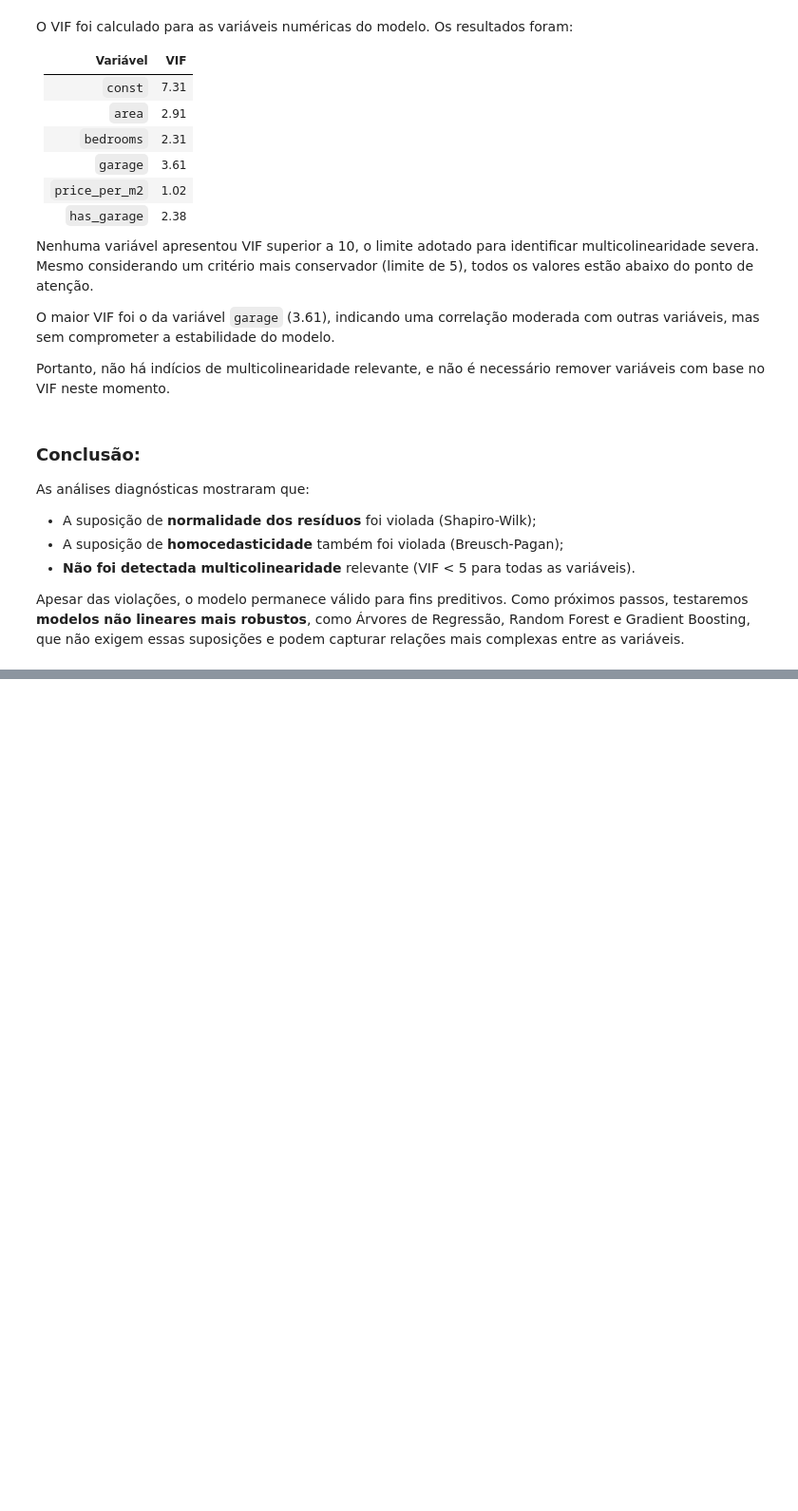
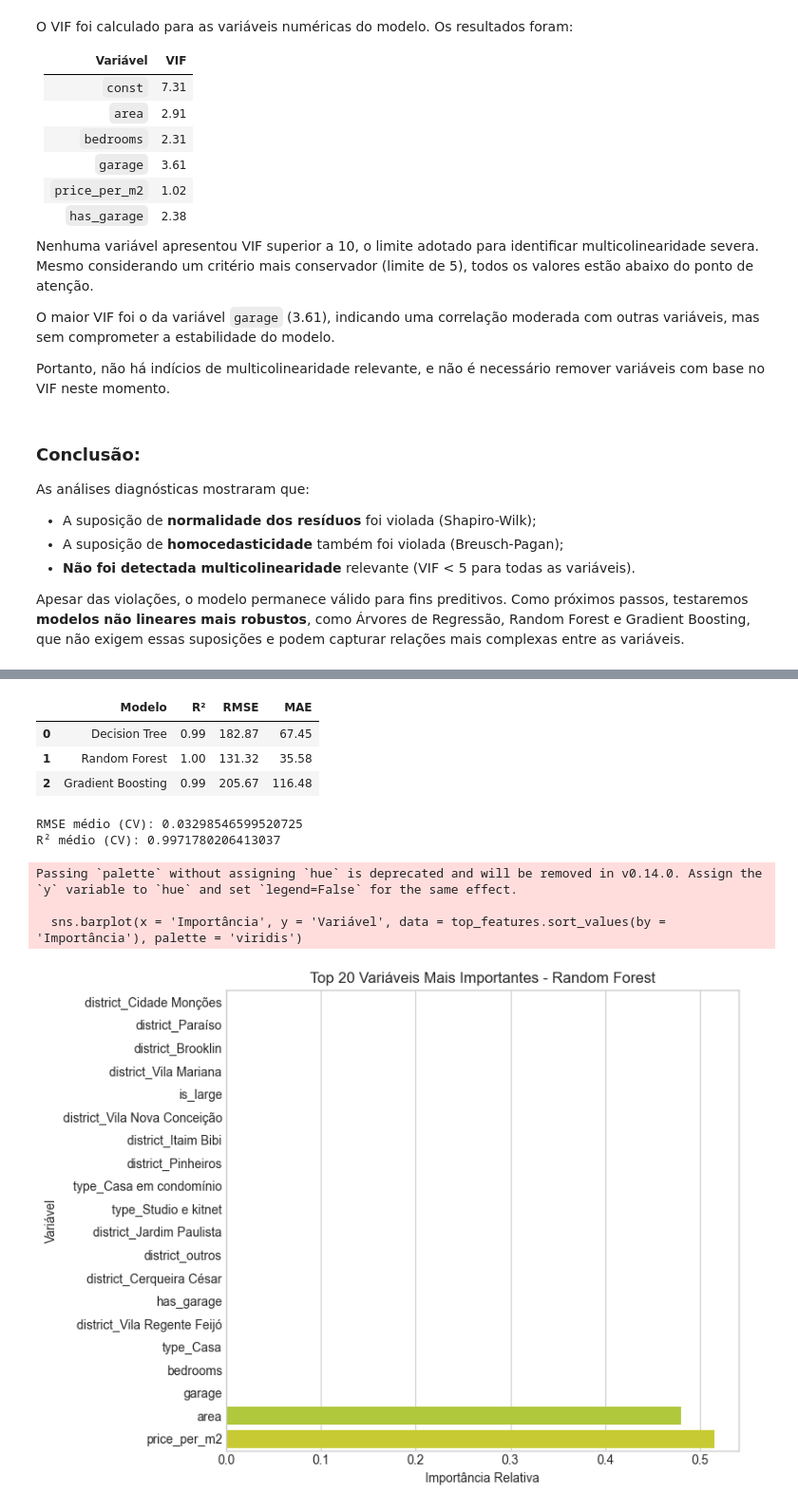
Before and after one commit to ric-rky/modelo_pred_alugueis_completo, a Jupyter notebook: projeto_aluguel/notebooks/projeto_aluguel.ipynb, the cells around one changed output, grey strips where cells are left out. Shown at 95% size. Cells and saved outputs as stored; diff of their text form; code cells hidden in the pictures; blank space fills up the shorter version.

```diff
--- a/projeto_aluguel/notebooks/projeto_aluguel.ipynb
+++ b/projeto_aluguel/notebooks/projeto_aluguel.ipynb
@@ -1088,0 +1111,20 @@ Apesar das violações, o modelo permanece válido para fins preditivos. Como pr
+# %%
+resultados = []
+
+# Decision Tree
+tree_model = DecisionTreeRegressor(random_state = 79)
+resultados.append(evaluate_model('Decision Tree', tree_model, X_train, y_train, X_test, y_test))
+tree_model.fit(X_train, y_train)
+
+# Random Forest
+rf_model = RandomForestRegressor(random_state = 79)
+resultados.append(evaluate_model('Random Forest', rf_model, X_train, y_train, X_test, y_test))
+rf_model.fit(X_train, y_train)
+
+# Gradient Boosting
+gb_model = GradientBoostingRegressor(random_state = 79)
+resultados.append(evaluate_model('Gradient Boosting', gb_model, X_train, y_train, X_test, y_test))
+gb_model.fit(X_train, y_train)
+
+# Resultados em DataFrame
+resultados_df = pd.DataFrame(resultados)
@@ -1088,0 +1146,49 @@ Apesar das violações, o modelo permanece válido para fins preditivos. Como pr
+# %%
+resultados_df
+# %% [output]
+|  | Modelo | R² | RMSE | MAE |
+| 0 | Decision Tree | 0.99 | 182.87 | 67.45 |
+| 1 | Random Forest | 1.00 | 131.32 | 35.58 |
+| 2 | Gradient Boosting | 0.99 | 205.67 | 116.48 |
+# %%
+from sklearn.model_selection import cross_val_score, KFold
+from sklearn.metrics import make_scorer
+
+kf = KFold(n_splits = 5, shuffle = True, random_state = 42)
+neg_mse_scores = cross_val_score(rf_model, X_model, y_log, scoring = 'neg_mean_squared_error', cv = kf)
+r2_scores = cross_val_score(rf_model, X_model, y_log, scoring = 'r2', cv = kf)
+
+print("RMSE médio (CV):", (- neg_mse_scores.mean()) ** 0.5)
+print("R² médio (CV):", r2_scores.mean())
+# %% [output]
+RMSE médio (CV): 0.03298546599520725
+R² médio (CV): 0.9971780206413037
+# %%
+# Importância das variáveis no modelo Random Forest
+import matplotlib.pyplot as plt
+import seaborn as sns
+
+# Extrai a importância das variáveis
+importances = rf_model.feature_importances_
+features = X_train.columns
+
+# Organiza em DataFrame para melhor visualização
+feature_importance = pd.DataFrame({
+    'Variável': features,
+    'Importância': importances
+}).sort_values(by = 'Importância', ascending = True)
+top_features = feature_importance.sort_values(by = 'Importância', ascending = False).head(20)
+
+# Gráfico
+plt.figure(figsize = (8, 6))
+sns.barplot(x = 'Importância', y = 'Variável', data = top_features.sort_values(by = 'Importância'), palette = 'viridis')
+plt.title('Top 20 Variáveis Mais Importantes - Random Forest')
+plt.xlabel('Importância Relativa')
+plt.ylabel('Variável')
+plt.tight_layout()
+plt.show()
+# %% [output]
+Passing `palette` without assigning `hue` is deprecated and will be removed in v0.14.0. Assign the `y` variable to `hue` and set `legend=False` for the same effect.
+
+  sns.barplot(x = 'Importância', y = 'Variável', data = top_features.sort_values(by = 'Importância'), palette = 'viridis')
+[figure, added]
```
Also changed, not shown: parts of 10 cells of this notebook.
